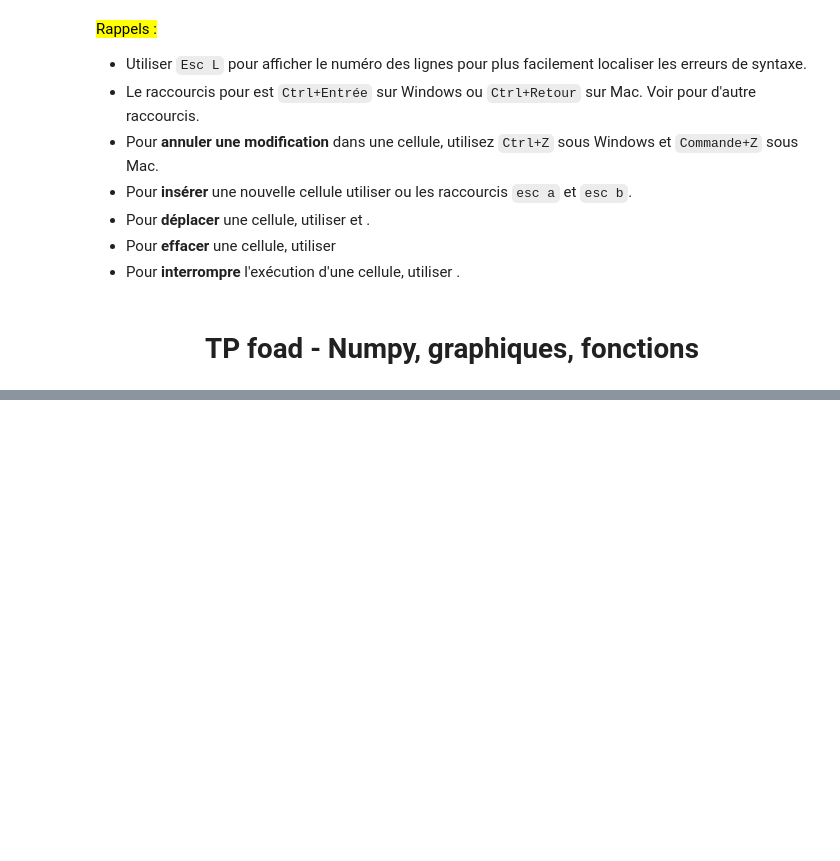
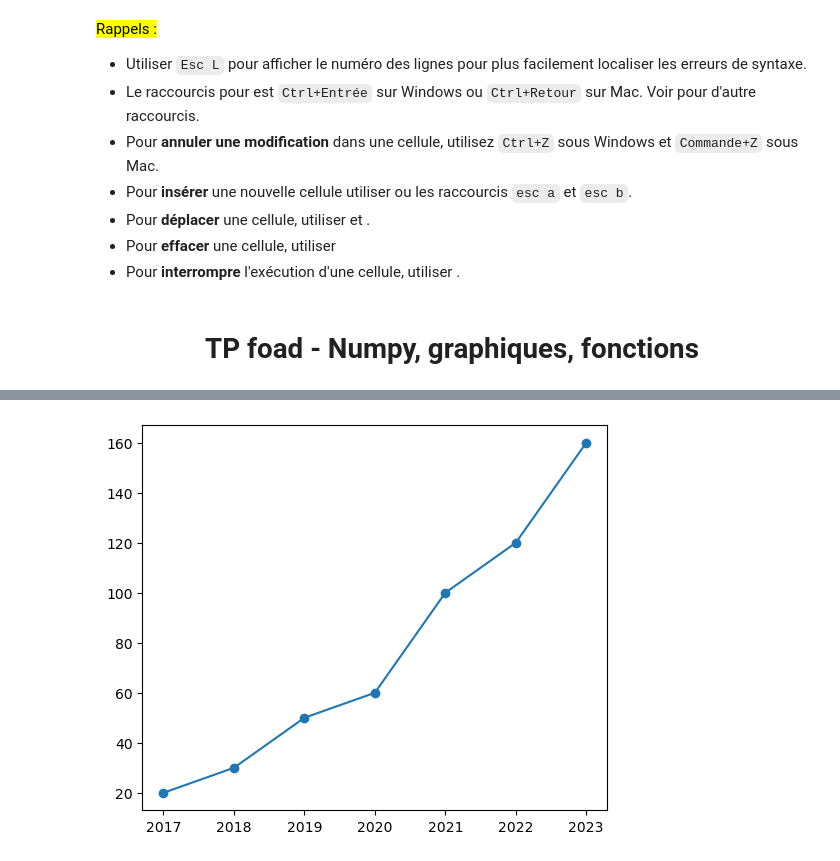
Before and after one commit to maxbauergit/SVE, a Jupyter notebook: TP-foad-Nom-prenom.ipynb, the cells around one changed output, grey strips where cells are left out. Saved outputs shown, nothing was run; the diff lists cells and outputs as text; code cells hidden in the pictures; blank space fills up the shorter version.

```diff
--- a/TP-foad-Nom-prenom.ipynb
+++ b/TP-foad-Nom-prenom.ipynb
@@ -361,0 +41,12 @@ plt.show() # affiche le graphique avec les deux courbes
+# %%
+import matplotlib.pyplot as plt
+
+plt.figure(figsize=(6, 5))
+
+annee = [2017, 2018, 2019, 2020, 2021, 2022, 2023]
+abonnes = [20, 30, 50, 60, 100, 120, 160]
+plt.plot(annee, abonnes, "-o") # "-o" est en option
+
+plt.show()
+# %% [output]
+[figure, added]
```
Also changed, not shown: parts of 75 cells of this notebook, 1 other file.
